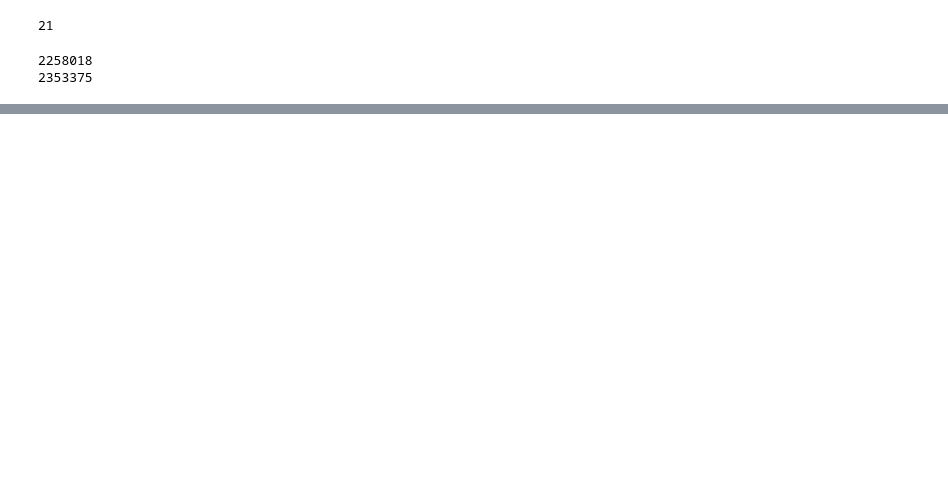
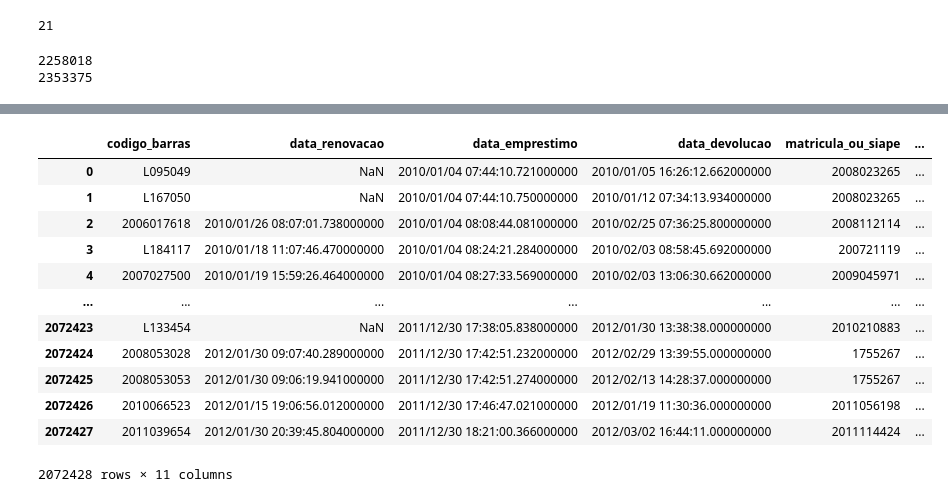
Before and after one commit to luiizsps/ufrn_library, a Jupyter notebook: ufrn_library.ipynb, the cells around one changed output, grey strips where cells are left out. Saved outputs shown, nothing was run; the diff lists cells and outputs as text; code cells hidden in the pictures; blank space fills up the shorter version.

Commit message:
day 02/07 - preprocessing the dataset: using the apply method

```diff
--- a/ufrn_library.ipynb
+++ b/ufrn_library.ipynb
@@ -149,4 +136,43 @@ registro_sistema              0
 dtype: int64
+# %%
+# localization column groups
+localization_classes = {
+    "0": "Generalidades. Ciência e conhecimento",
+    "1": "Filosofia e psicologia",
+    "2": "Religião",
+    "3": "Ciências sociais",
+    "4": "Não definida",
+    "5": "Matemática e ciências naturais",
+    "6": "Ciências aplicadas",
+    "7": "Belas artes",
+    "8": "Linguagem. Língua. Linguística",
+    "9": "Geografia. Biografia. História"
+}
+
+def group_loc(cod):
+    num = str(int(cod/100)) # reduce the number to the interval 0 - 9
+    return localization_classes[num]
+# %%
+# creating a new column using the localization classes
+df["classe_localizacao"] = df["localizacao"].apply(group_loc)
+# %%
+# we need to convert the "matricula_ou_siape" column into String type
+df["matricula_ou_siape"] = df["matricula_ou_siape"].apply(lambda x: str(x)[:-2])
+df
+# %% [output]
+|  | codigo_barras | data_renovacao | data_emprestimo | data_devolucao | matricula_ou_siape | ... |
+| 0 | L095049 | NaN | 2010/01/04 07:44:10.721000000 | 2010/01/05 16:26:12.662000000 | 2008023265 | ... |
+| 1 | L167050 | NaN | 2010/01/04 07:44:10.750000000 | 2010/01/12 07:34:13.934000000 | 2008023265 | ... |
+| 2 | 2006017618 | 2010/01/26 08:07:01.738000000 | 2010/01/04 08:08:44.081000000 | 2010/02/25 07:36:25.800000000 | 2008112114 | ... |
+| 3 | L184117 | 2010/01/18 11:07:46.470000000 | 2010/01/04 08:24:21.284000000 | 2010/02/03 08:58:45.692000000 | 200721119 | ... |
+| 4 | 2007027500 | 2010/01/19 15:59:26.464000000 | 2010/01/04 08:27:33.569000000 | 2010/02/03 13:06:30.662000000 | 2009045971 | ... |
+| ... | ... | ... | ... | ... | ... | ... |
+| 2072423 | L133454 | NaN | 2011/12/30 17:38:05.838000000 | 2012/01/30 13:38:38.000000000 | 2010210883 | ... |
+| 2072424 | 2008053028 | 2012/01/30 09:07:40.289000000 | 2011/12/30 17:42:51.232000000 | 2012/02/29 13:39:55.000000000 | 1755267 | ... |
+| 2072425 | 2008053053 | 2012/01/30 09:06:19.941000000 | 2011/12/30 17:42:51.274000000 | 2012/02/13 14:28:37.000000000 | 1755267 | ... |
+| 2072426 | 2010066523 | 2012/01/15 19:06:56.012000000 | 2011/12/30 17:46:47.021000000 | 2012/01/19 11:30:36.000000000 | 2011056198 | ... |
+| 2072427 | 2011039654 | 2012/01/30 20:39:45.804000000 | 2011/12/30 18:21:00.366000000 | 2012/03/02 16:44:11.000000000 | 2011114424 | ... |
+2072428 rows × 11 columns
 # %%
 df.nunique()
 # %% [output]
```
Also changed, not shown: parts of 7 cells of this notebook.
